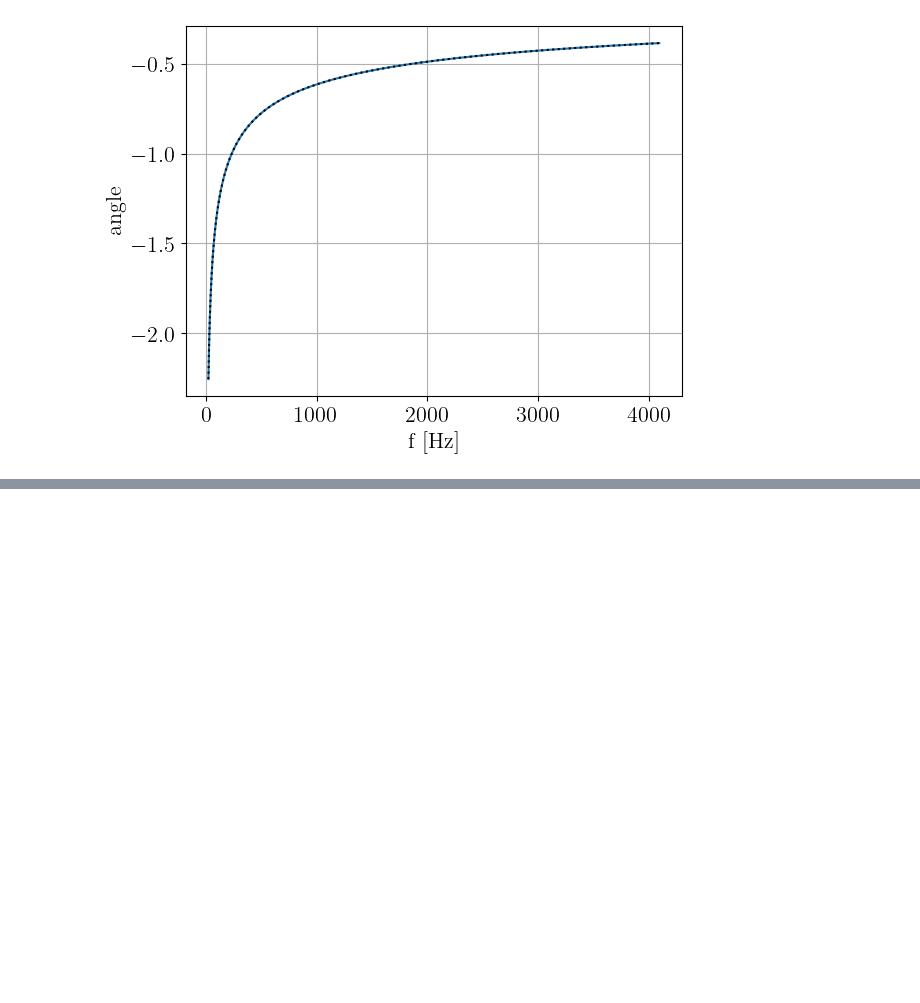
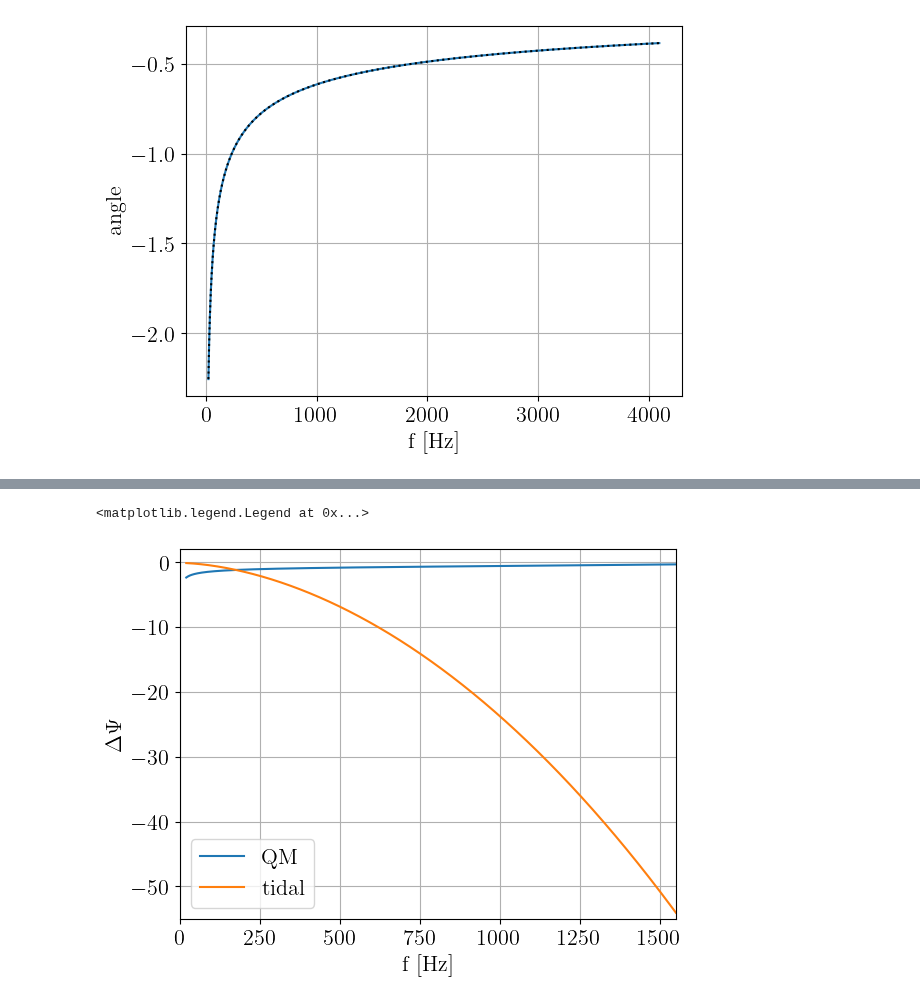
Before and after one commit to ThibeauWouters/ripple, a Jupyter notebook: notebooks/Phase_contributions_TaylorF2.ipynb, the cells around one changed output, grey strips where cells are left out. Cells and saved outputs as stored; diff of their text form; code cells hidden in the pictures; blank space fills up the shorter version.

```diff
--- a/notebooks/Phase_contributions_TaylorF2.ipynb
+++ b/notebooks/Phase_contributions_TaylorF2.ipynb
@@ -176,0 +188,11 @@ Text(0, 0.5, 'angle')
+# %%
+plt.plot(fs, psi_QM - psi_pp, label = "QM")
+plt.plot(fs, psi_tidal - psi_pp, label = "tidal")
+plt.xlim(0, 1550)
+plt.ylim(-55,2)
+plt.xlabel("f [Hz]")
+plt.ylabel(r"$\Delta\Psi$")
+plt.legend()
+# %% [output]
+<matplotlib.legend.Legend at 0x...>
+[figure, added]
```
Also changed, not shown: parts of 3 cells of this notebook.
